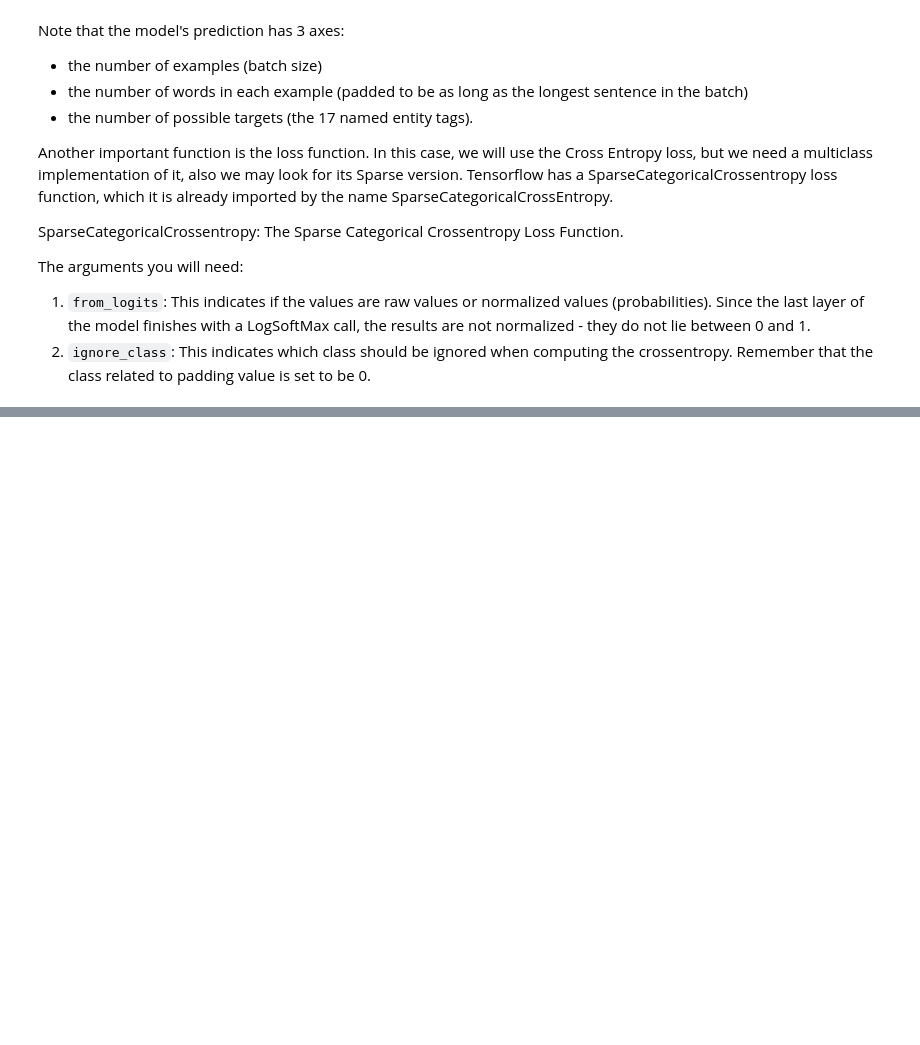
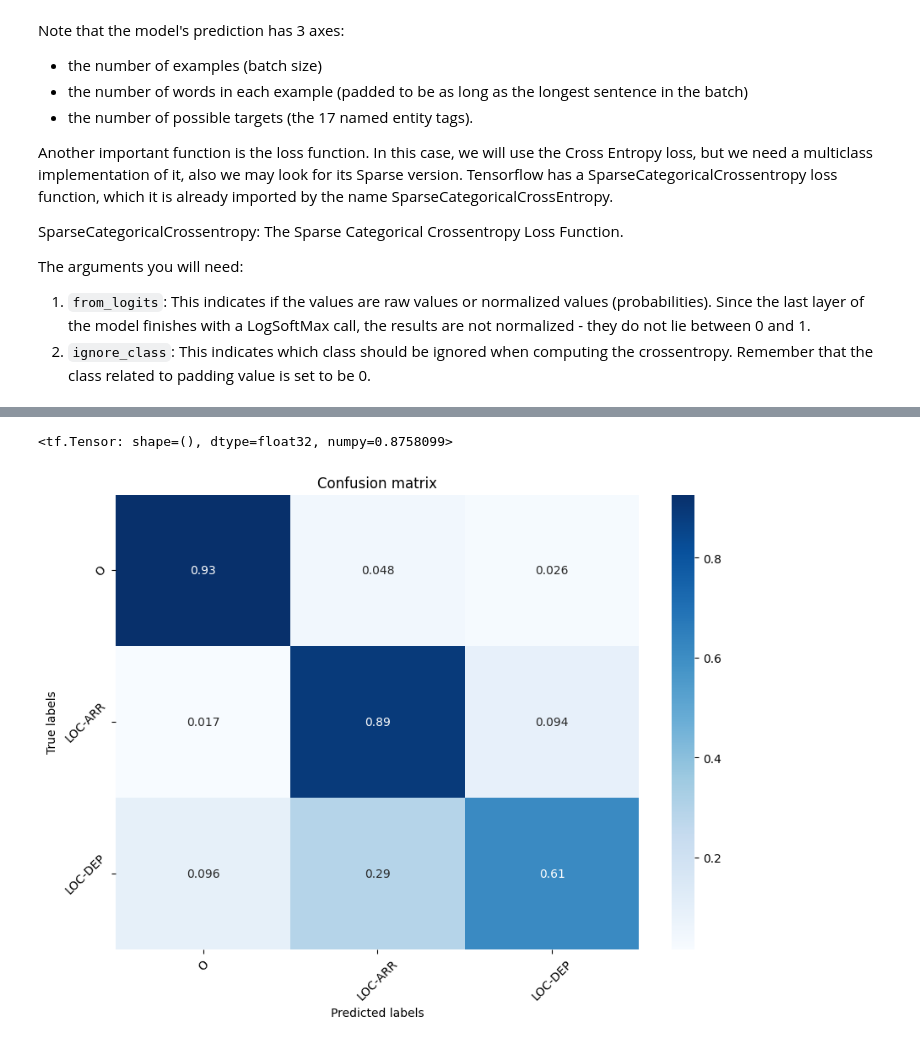
Before and after one commit to lucas066001/TravelOrderResolver, a Jupyter notebook: deepl_ner.ipynb, the cells around one changed output, grey strips where cells are left out. Saved outputs shown, nothing was run; the diff lists cells and outputs as text; code cells hidden in the pictures; blank space fills up the shorter version.

Commit message:
feat(ner_models): NER with LSTM

```diff
--- a/deepl_ner.ipynb
+++ b/deepl_ner.ipynb
@@ -226 +240,26 @@ Epoch 2/10
 <keras.src.callbacks.history.History at 0x...>
+# %%
+eval_sentences, eval_labels, _, __ = dp.from_bio_file_to_examples(
+    "./data/bio/fr.bio/1k_new_samples.bio"
+)
+
+processed_eval_sentences = []
+processed_eval_labels = []
+
+for sentence, label in zip(eval_sentences, eval_labels):
+    sentence, label = dp.process_sentence(
+        sentence, stemming=True, return_tokens=True, labels_to_adapt=label
+    )
+    processed_eval_sentences.append(sentence)
+    processed_eval_labels.append(label)
+# %%
+encoded_eval_sentences = [
+    encode_and_pad_sentence(sentence, vocab) for sentence in processed_eval_sentences
+]
+padded_labels = tf.keras.preprocessing.sequence.pad_sequences(
+    processed_eval_labels, maxlen=MAX_LEN, padding="post", value=-1
+)
+
+encoded_eval_sentences = tf.convert_to_tensor(encoded_eval_sentences)
+
+eval_predictions = lstm.predict(encoded_eval_sentences)
@@ -226,0 +268,4 @@ Epoch 2/10
+# %%
+masked_accuracy(padded_labels, eval_predictions)
+# %% [output]
+<tf.Tensor: shape=(), dtype=float32, numpy=0.8758099>
@@ -226,0 +321,4 @@ Epoch 2/10
+# %%
+confusion_matrix(padded_labels, eval_predictions, unique_labels)
+# %% [output]
+[figure, added]
```
Also changed, not shown: parts of 8 cells of this notebook, 1 other file.
